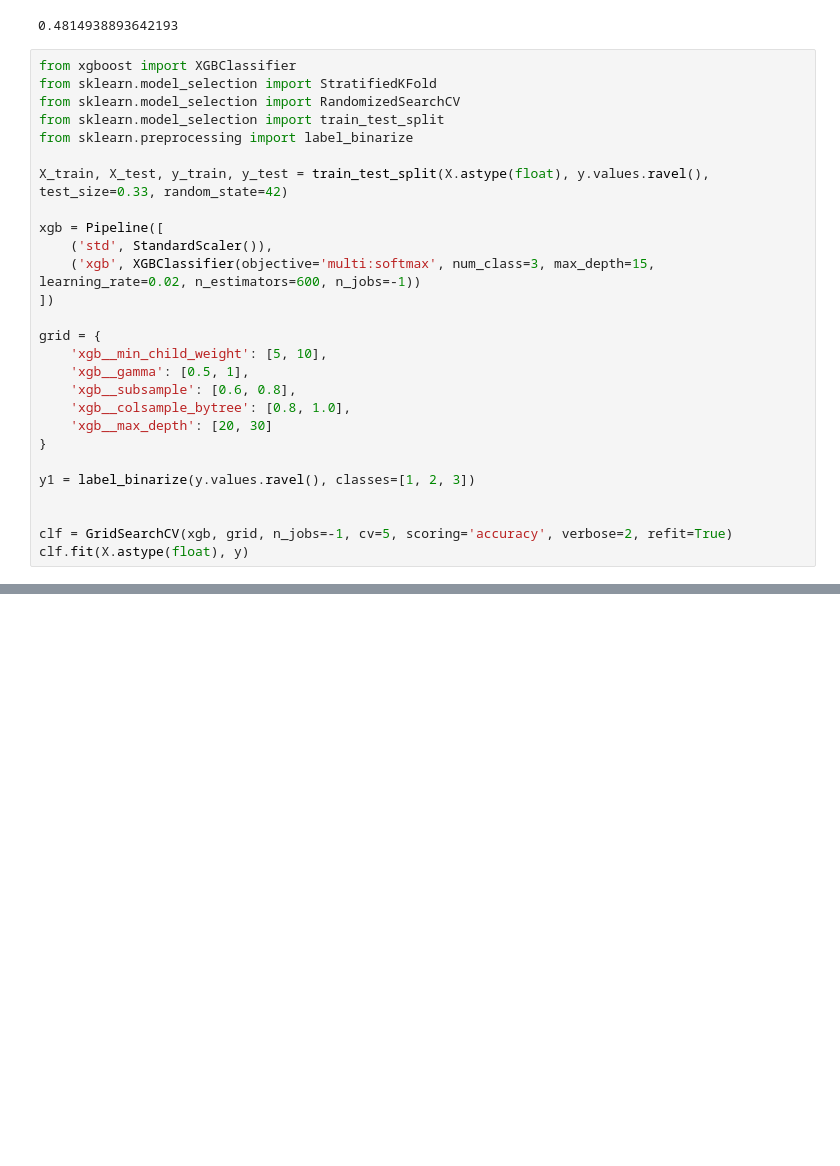
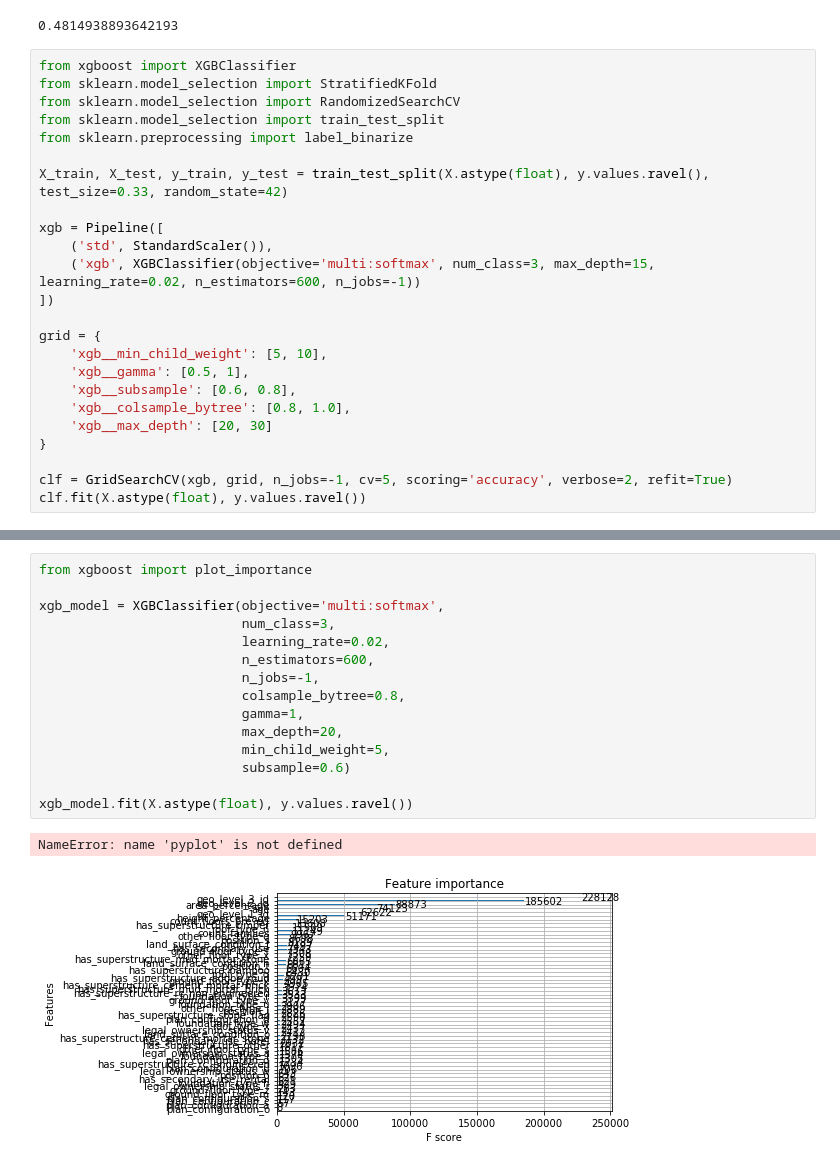
Before and after one commit to nicolasfara/di-project, a Jupyter notebook: earthquake-damage-prediction.ipynb, the cells around one changed output, grey strips where cells are left out. Cells and saved outputs as stored; diff of their text form; blank space fills up the shorter version.

```diff
--- a/earthquake-damage-prediction.ipynb
+++ b/earthquake-damage-prediction.ipynb
@@ -292,11 +282,8 @@ grid = {
     'xgb__max_depth': [20, 30]
 }
 
-y1 = label_binarize(y.values.ravel(), classes=[1, 2, 3])
-
-
 clf = GridSearchCV(xgb, grid, n_jobs=-1, cv=5, scoring='accuracy', verbose=2, refit=True)
-clf.fit(X.astype(float), y)
+clf.fit(X.astype(float), y.values.ravel())
 # %% [output]
 Fitting 5 folds for each of 32 candidates, totalling 160 fits
 [Parallel(n_jobs=-1)]: Using backend LokyBackend with 8 concurrent workers.
@@ -312,0 +310,18 @@ Accuracy: 71.13%
+# %%
+from xgboost import plot_importance
+
+xgb_model = XGBClassifier(objective='multi:softmax',
+                          num_class=3,
+                          learning_rate=0.02,
+                          n_estimators=600,
+                          n_jobs=-1,
+                          colsample_bytree=0.8,
+                          gamma=1,
+                          max_depth=20,
+                          min_child_weight=5,
+                          subsample=0.6)
+
+xgb_model.fit(X.astype(float), y.values.ravel())
+# %% [output]
+NameError: name 'pyplot' is not defined
+[figure, added]
```
Also changed, not shown: parts of 21 cells of this notebook, 1 other file.
